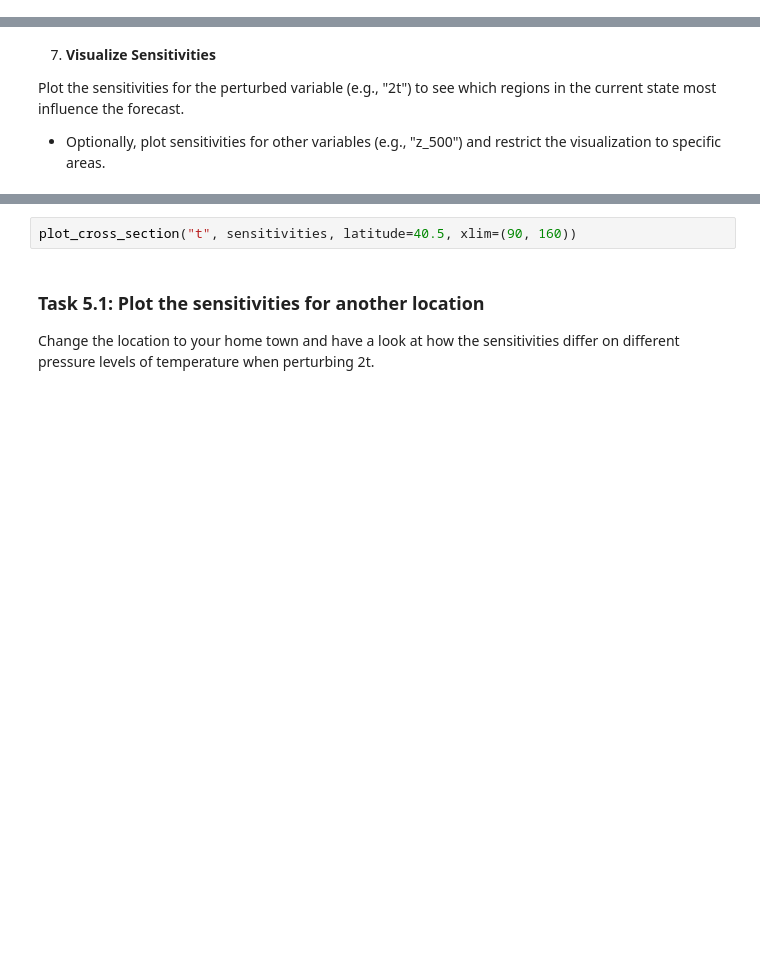
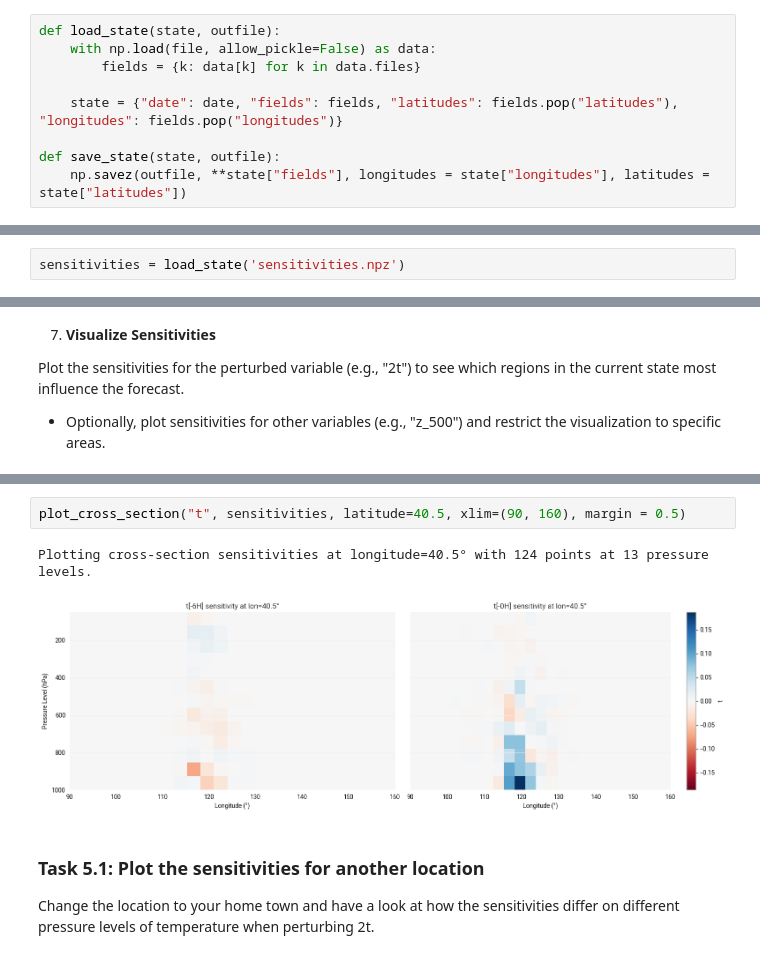
Before and after one commit to ecmwf-training/2025-ml-training, a Jupyter notebook: 5-xAI-with-AIFS/explain_AIFS-cpu.ipynb, the cells around one changed output, grey strips where cells are left out. Drawn from its saved outputs; the diff is of its cells as text; blank space fills up the shorter version.

Commit message:
Allow saving of sensitivities

```diff
--- a/5-xAI-with-AIFS/explain_AIFS-cpu.ipynb
+++ b/5-xAI-with-AIFS/explain_AIFS-cpu.ipynb
@@ -176,0 +188,9 @@ AttributeError: 'str' object has no attribute 'type'
+# %%
+def load_state(state, outfile):
+    with np.load(file, allow_pickle=False) as data:
+        fields = {k: data[k] for k in data.files}
+
+    state = {"date": date, "fields": fields, "latitudes": fields.pop("latitudes"), "longitudes": fields.pop("longitudes")}
+
+def save_state(state, outfile):
+    np.savez(outfile, **state["fields"], longitudes = state["longitudes"], latitudes = state["latitudes"])
@@ -176,0 +201,2 @@ AttributeError: 'str' object has no attribute 'type'
+# %%
+sensitivities = load_state('sensitivities.npz')
@@ -191,5 +246,8 @@ plot_sensitivities(sensitivities, "z_500", area=(100, 140, 20, 60))
 # %%
-plot_cross_section("t", sensitivities, latitude=40.5, xlim=(90, 160))
+plot_cross_section("t", sensitivities, latitude=40.5, xlim=(90, 160), margin = 0.5)
+# %% [output]
+Plotting cross-section sensitivities at longitude=40.5° with 124 points at 13 pressure levels.
+[figure, added]
 # %% [markdown]
 ### Task 5.1: Plot the sensitivities for another location
 
```
Also changed, not shown: parts of 9 cells of this notebook, 2 other files.
